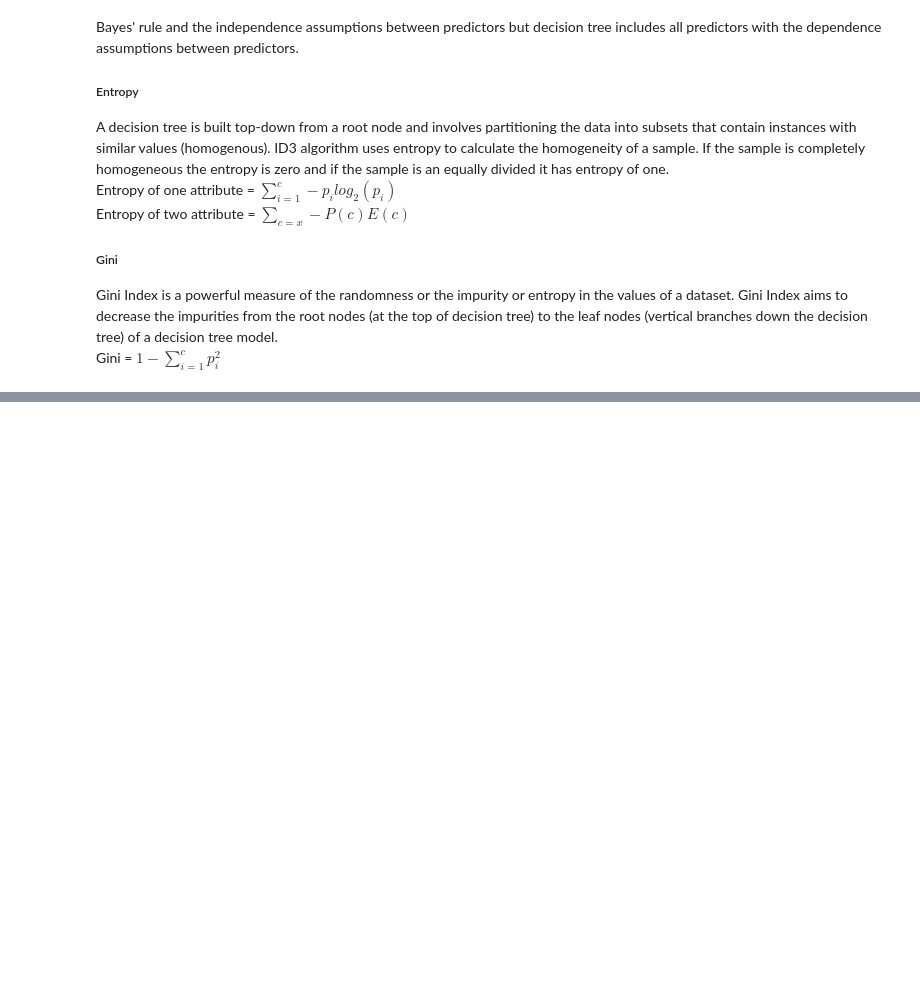
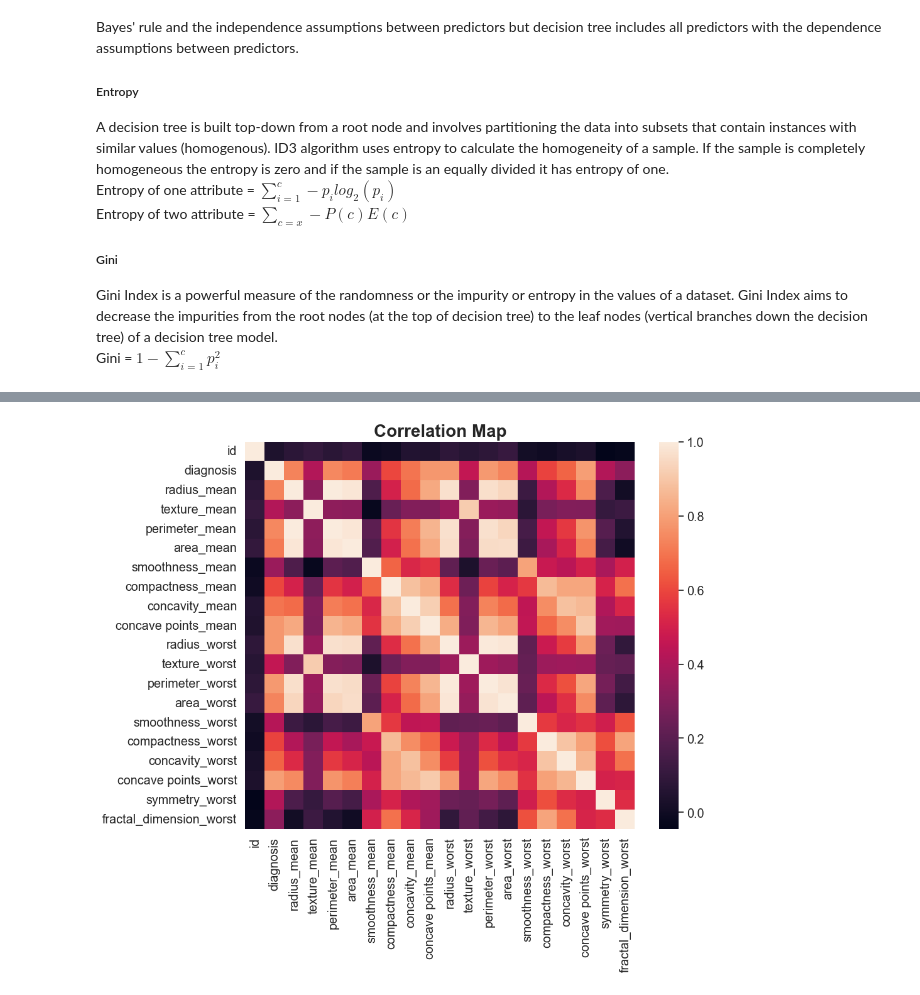
Before and after one commit to iris-Ranwt/INDE577, a Jupyter notebook: supervised-learning/Decision-Tress/DecisionTree.ipynb, the cells around one changed output, grey strips where cells are left out. Drawn from its saved outputs; the diff is of its cells as text; code cells hidden in the pictures; blank space fills up the shorter version.

```diff
--- a/supervised-learning/Decision-Tress/DecisionTree.ipynb
+++ b/supervised-learning/Decision-Tress/DecisionTree.ipynb
@@ -36,0 +63,7 @@ Gini = $1-\sum_{i =1}^c p_i^2$
+# %%
+# Loading the data
+cancer = pd.read_csv('/Users/weitaoran/Desktop/rice/inde577/INDE577/supervised-learning/Decision-Tress/data.csv')
+cancer['diagnosis'] = cancer['diagnosis'].map({'M':1,'B':0})
+
+# Showing overview of the train dataset
+cancer.head(6)
@@ -36,0 +78,8 @@ Gini = $1-\sum_{i =1}^c p_i^2$
+# %%
+# generally view the dataset
+corr_train = cancer.corr()
+fig, axs = plt.subplots(figsize=(10, 8))
+sns.heatmap(corr_train).set_title("Correlation Map",fontdict= { 'fontsize': 20, 'fontweight':'bold'});
+plt.show()
+# %% [output]
+[figure, added]
```
Also changed, not shown: parts of 16 cells of this notebook, 6 other files.
